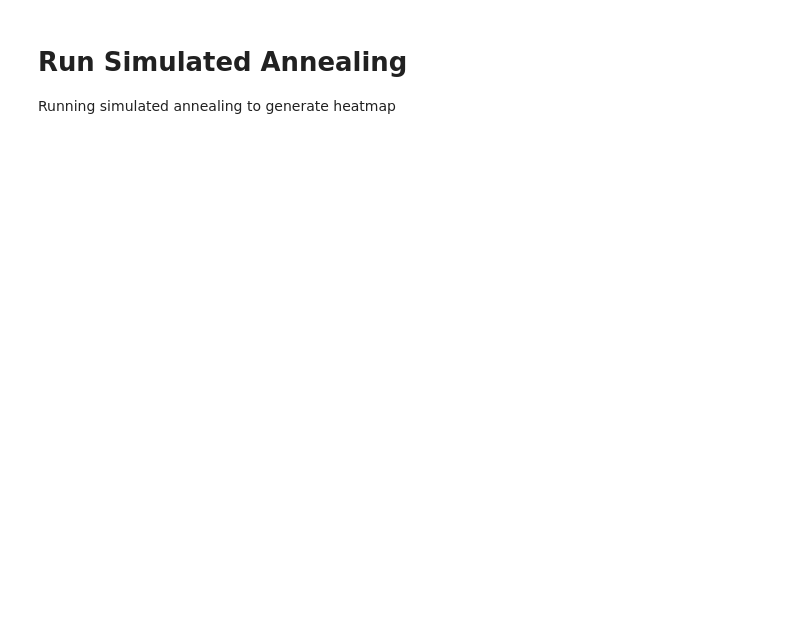
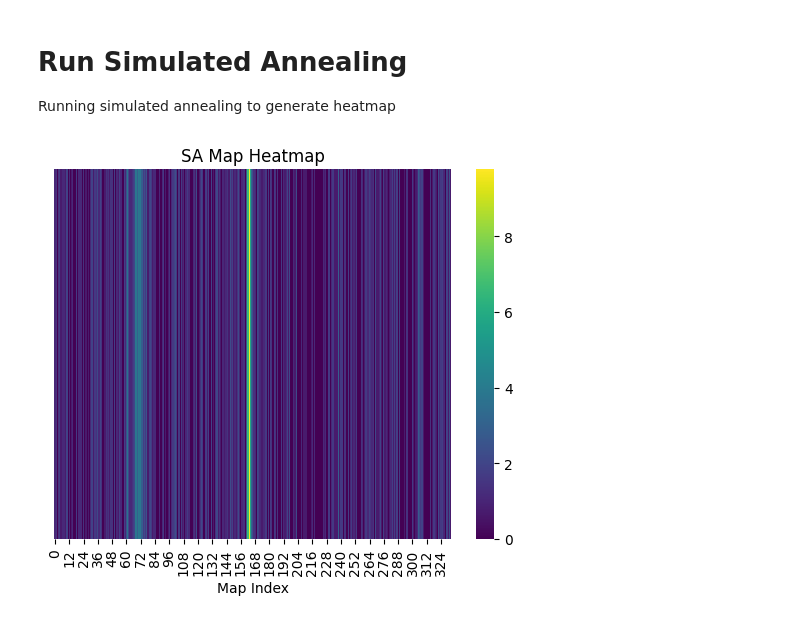
Before and after one commit to SauloSamps/Raman-Fitting-Pipeline, a Jupyter notebook: code/lab-sa.ipynb, the cells around one changed output. Saved outputs shown, nothing was run; the diff lists cells and outputs as text; code cells hidden in the pictures; blank space fills up the shorter version.

```diff
--- a/code/lab-sa.ipynb
+++ b/code/lab-sa.ipynb
@@ -31,0 +34,14 @@ index, map = simulated_annealing(y, kmax=100, max_temp=0.5, cooling_factor=400,
+# %%
+import seaborn as sns
+import matplotlib.pyplot as plt
+
+
+sns.heatmap(flattened.reshape(1, -1), cmap="viridis", cbar=True)
+
+plt.title("SA Map Heatmap")
+plt.xlabel("Map Index")
+plt.yticks([])
+
+plt.show()
+# %% [output]
+[figure, added]
```
Also changed, not shown: parts of 5 cells of this notebook, 3 other files.
